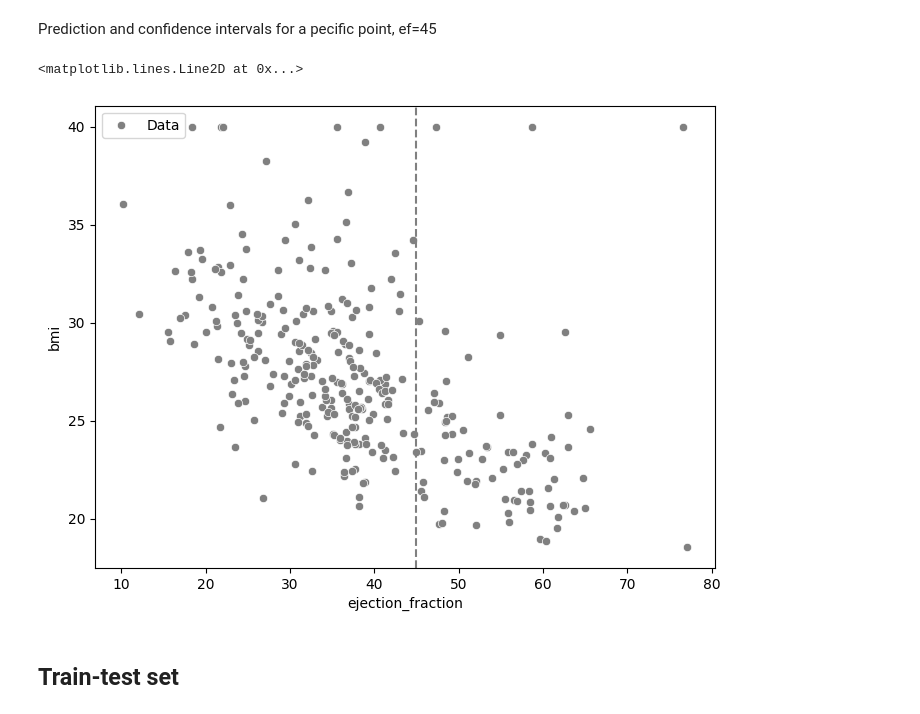
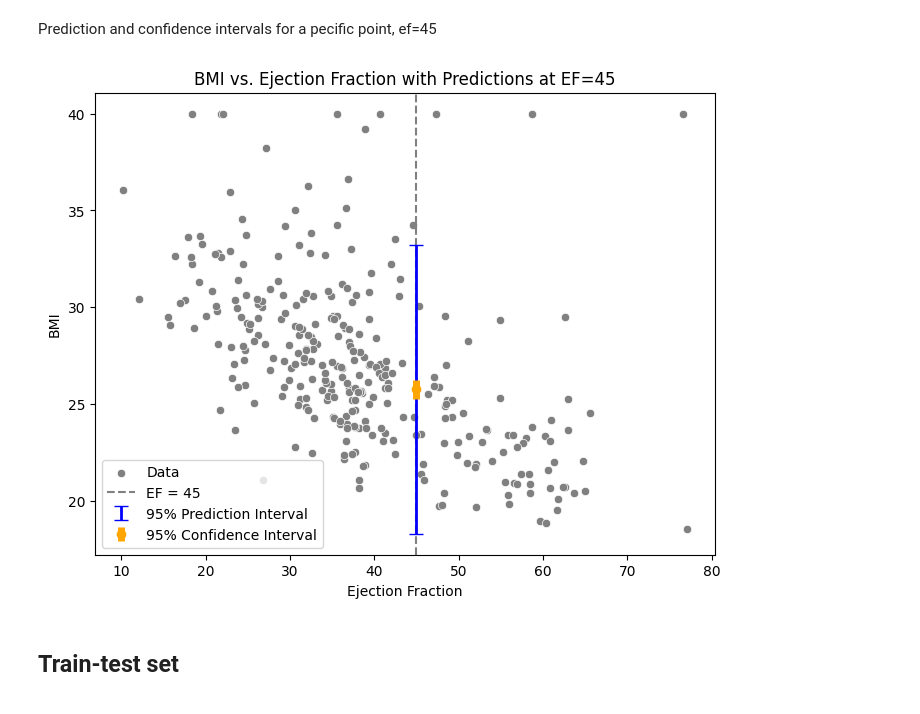
Before and after one commit to Thomas-Fabbris/applied-statistics-polimi, a Jupyter notebook: Labs/Lab_V_2026.ipynb, the cells around one changed output. Cells and saved outputs as stored; diff of their text form; code cells hidden in the pictures.

```diff
--- a/Labs/Lab_V_2026.ipynb
+++ b/Labs/Lab_V_2026.ipynb
@@ -268,26 +268,44 @@ CI width (start/end): 2.147469878187124 2.88785205970143
 PI width (start/end): 15.05250862305327 15.17583864200242
 # %% [markdown]
 Prediction and confidence intervals for a pecific point, ef=45
-# %%
-# TODO
-ef_point = 45
-X_new = np.array([[1, ef_point]])  # Add constant manually
-
-# Get predictions with confidence and prediction intervals
-
-# Extract predicted values and intervals
-
-# --- Plot ---
-plt.figure(figsize=(8, 6))
-sns.scatterplot(x=df['ejection_fraction'], y=df['bmi'],
-                label='Data', color='gray')
-plt.axvline(x=ef_point, color='grey', linestyle='--', label=f'EF = {ef_point}')
-
-
-# Use errorbar to plot the PI for this observation and the CI for the mean at his x value
-# %% [output]
-<matplotlib.lines.Line2D at 0x...>
-[figure, removed]
+# %%
+ef_point = 45
+X_new = np.array([[1, ef_point]])  # Add constant manually
+
+# Extract predicted values and intervals
+predictions = results.get_prediction(X_new)
+summary_frame = predictions.summary_frame(alpha=0.05)  # 95% intervals
+
+# Extract the scalar values from the summary frame
+y_pred_val = summary_frame['mean'].values[0]
+ci_lower_val = summary_frame['mean_ci_lower'].values[0]
+ci_upper_val = summary_frame['mean_ci_upper'].values[0]
+pi_lower_val = summary_frame['obs_ci_lower'].values[0]
+pi_upper_val = summary_frame['obs_ci_upper'].values[0]
+
+# Calculate the error bounds relative to the mean prediction
+ci_err = [[y_pred_val - ci_lower_val], [ci_upper_val - y_pred_val]]
+pi_err = [[y_pred_val - pi_lower_val], [pi_upper_val - y_pred_val]]
+
+# --- Plot ---
+plt.figure(figsize=(8, 6))
+sns.scatterplot(x=df['ejection_fraction'], y=df['bmi'],
+                label='Data', color='gray')
+plt.axvline(x=ef_point, color='grey', linestyle='--', label=f'EF = {ef_point}')
+
+plt.errorbar(x=ef_point, y=y_pred_val, yerr=pi_err, fmt='none',
+             ecolor='blue', elinewidth=2, capsize=5, label='95% Prediction Interval')
+
+plt.errorbar(x=ef_point, y=y_pred_val, yerr=ci_err, fmt='o',
+             color='orange', ecolor='orange', elinewidth=5, capsize=0, label='95% Confidence Interval')
+
+plt.xlabel('Ejection Fraction')
+plt.ylabel('BMI')
+plt.title('BMI vs. Ejection Fraction with Predictions at EF=45')
+plt.legend()
+plt.show()
+# %% [output]
+[figure, added]
 # %% [markdown]
 ## Train-test set
 # %% [markdown]
```
Also changed, not shown: parts of 80 cells of this notebook, 1 other file.
